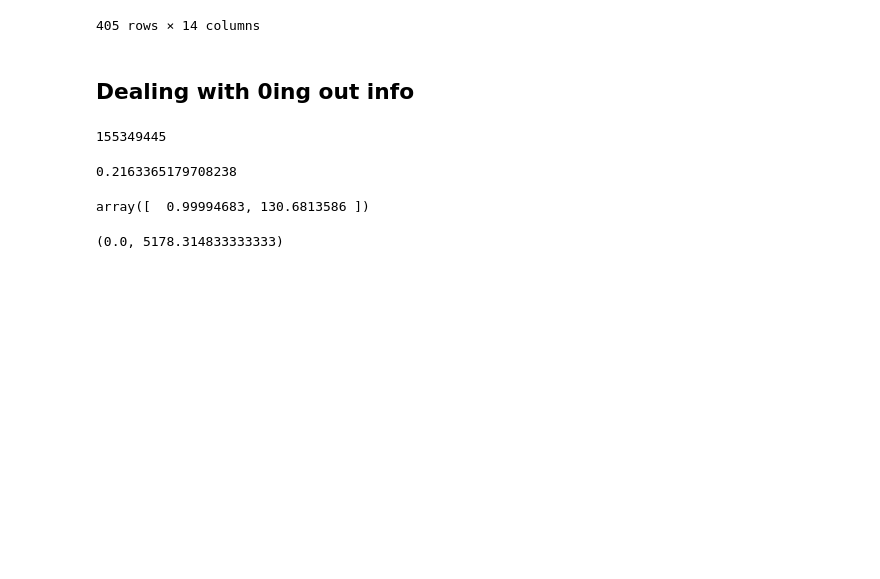
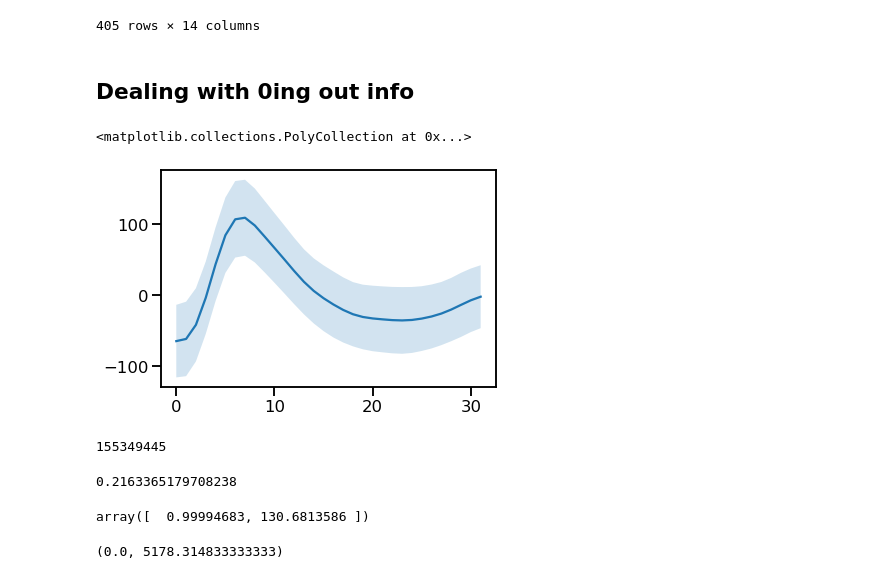
Before and after one commit to Brody-Lab/jbreda_PWM_mPFC_analysis, a Jupyter notebook: data_sdc_20190902_145404_exploratory_analysis.ipynb, the cells around one changed output. Saved outputs shown, nothing was run; the diff lists cells and outputs as text; code cells hidden in the pictures; blank space fills up the shorter version.

```diff
--- a/data_sdc_20190902_145404_exploratory_analysis.ipynb
+++ b/data_sdc_20190902_145404_exploratory_analysis.ipynb
@@ -125,5 +149,15 @@ def spks_dict_extract(spks_dict):
 # %%
 spk2fsm, trode_nums, fs = spks_dict_extract(spks_dict)
+# %%
+nn = 0
+tt = 1
+mean_wave = spks_dict['waves_mn'][nn][0][tt].T
+std = spks_dict['waves_std'][nn][0][tt].T
+plt.plot(mean_wave)
+plt.fill_between(np.arange(len(std)), mean_wave + std, mean_wave - std, alpha = 0.2)
+# %% [output]
+<matplotlib.collections.PolyCollection at 0x...>
+[figure, added]
 # %%
 def load_masks(trode_nums, sess_dir):
     """Function for loading mask info stores in sortedd session direactory
```
Also changed, not shown: parts of 9 cells of this notebook, 2 other files.
